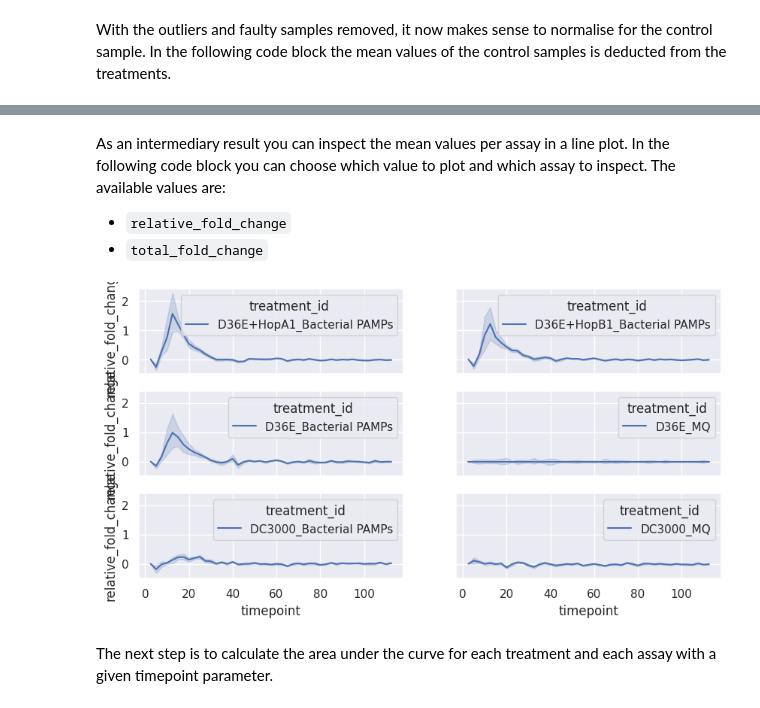
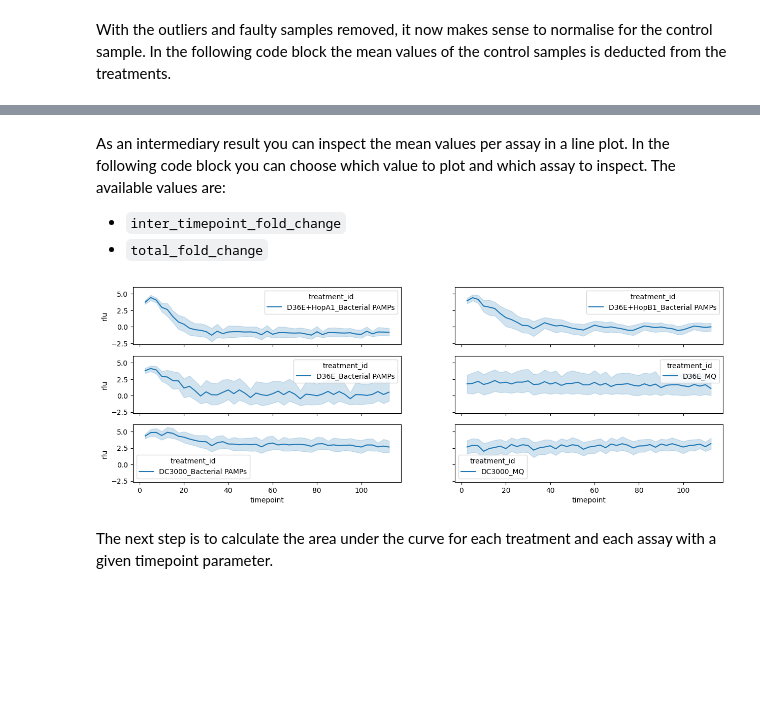
Before and after one commit to fliepeltje/the-mel-files, a Jupyter notebook: pipeline.ipynb, the cells around one changed output, grey strips where cells are left out. Cells and saved outputs as stored; diff of their text form; code cells hidden in the pictures; blank space fills up the shorter version.

Commit message:
Change pipeline to use inter_timepoint_fold_change

```diff
--- a/pipeline.ipynb
+++ b/pipeline.ipynb
@@ -26,7 +26,7 @@ def group_dx(group: pd.DataFrame) -> pd.DataFrame:
     first_timepoint = group.loc[group["timepoint"] == group["timepoint"].min()]
     first_rlu = first_timepoint["rlu_value"].values[0]
     group["total_fold_change"] = [x / first_rlu for x in group["rlu_value"]]
-    group["relative_fold_change"] = [1 + x for x in group["rlu_value"].pct_change().fillna(0)]
+    group["inter_timepoint_fold_change"] = [1 + x for x in group["rlu_value"].pct_change().fillna(0)]
     return group
 
 df = df.groupby(["sample_id"], as_index=False, group_keys=False).apply(group_dx)
@@ -70,21 +70,19 @@ CONTROL_ID = "D36E_MQ"
 ctrl_df = clean_df.loc[df["treatment_id"] == CONTROL_ID]
 ctrl_group = ctrl_df.groupby(["assay_id", "timepoint"], as_index=False, group_keys=False)\
     .agg(
-        relative_fold_change_ctrl=("relative_fold_change", "mean"),
-        total_fold_change_ctrl=("total_fold_change", "mean"),
+        inter_timepoint_fold_change_ctrl=("inter_timepoint_fold_change", "mean"),
     )
 normalised_df = clean_df.merge(
     ctrl_group[[
         "assay_id",
         "timepoint",
-        "relative_fold_change_ctrl",
-        "total_fold_change_ctrl",
+        "inter_timepoint_fold_change_ctrl",
     ]],
     on=["assay_id", "timepoint"]
 )
-normalised_df["relative_fold_change"] = normalised_df["relative_fold_change"] - normalised_df["relative_fold_change_ctrl"]
-normalised_df["total_fold_change"] = normalised_df["total_fold_change"] - normalised_df["total_fold_change_ctrl"]
-normalised_df.head()
+normalised_df["inter_timepoint_fold_change"] = normalised_df["inter_timepoint_fold_change"] / normalised_df["inter_timepoint_fold_change_ctrl"]
+normalised_df["inter_timepoint_fold_change"] = [math.log2(x) for x in normalised_df["inter_timepoint_fold_change"]]
+normalised_df.head(100)
 # %% [output]
 |  | Unnamed: 0 | assay_id | treatment_id | sample_id | well_row | well_column | rlu_value | timepoint | ... |
 | 0 | 0 | plate018 | DC3000_MQ | plate018_A_1 | A | 1 | 13891.0 | 2.5 | ... |
@@ -95,23 +100,23 @@ normalised_df.head()
 # %% [markdown]
 As an intermediary result you can inspect the mean values per assay in a line plot. In the following code block you can choose which value to plot and which assay to inspect. The available values are:
-- `relative_fold_change`
+- `inter_timepoint_fold_change`
 - `total_fold_change`
 # %%
-PLOT_VALUE = "relative_fold_change"
+PLOT_VALUE = "inter_timepoint_fold_change"
 PLOT_ASSAY = "plate018"
 
 fig, axes = plt.subplots(3, 2, sharex=True, sharey=True, figsize=(15, 5))
 assay_df = normalised_df[normalised_df["assay_id"] == PLOT_ASSAY]
 for idx, (id, treatment_df) in enumerate(assay_df.groupby("treatment_id")):
     sns.lineplot(
         data=treatment_df,
         x="timepoint",
         y=PLOT_VALUE,
         hue="treatment_id",
         ax=axes[math.floor(idx / 2), idx % 2]
     )
 # %% [output]
-[figure, old version]
+[figure, new version]
 # %% [markdown]
 The next step is to calculate the area under the curve for each treatment and each assay with a given timepoint parameter.
 # %%
```
Also changed, not shown: parts of 4 cells of this notebook.
